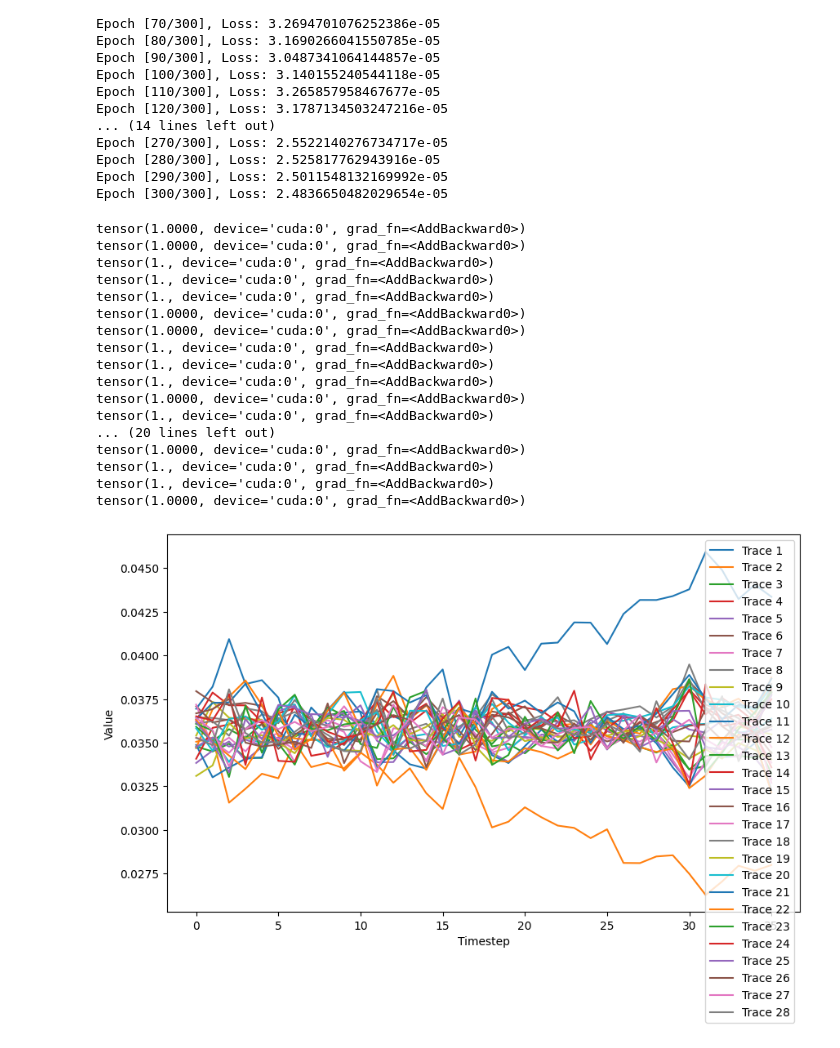
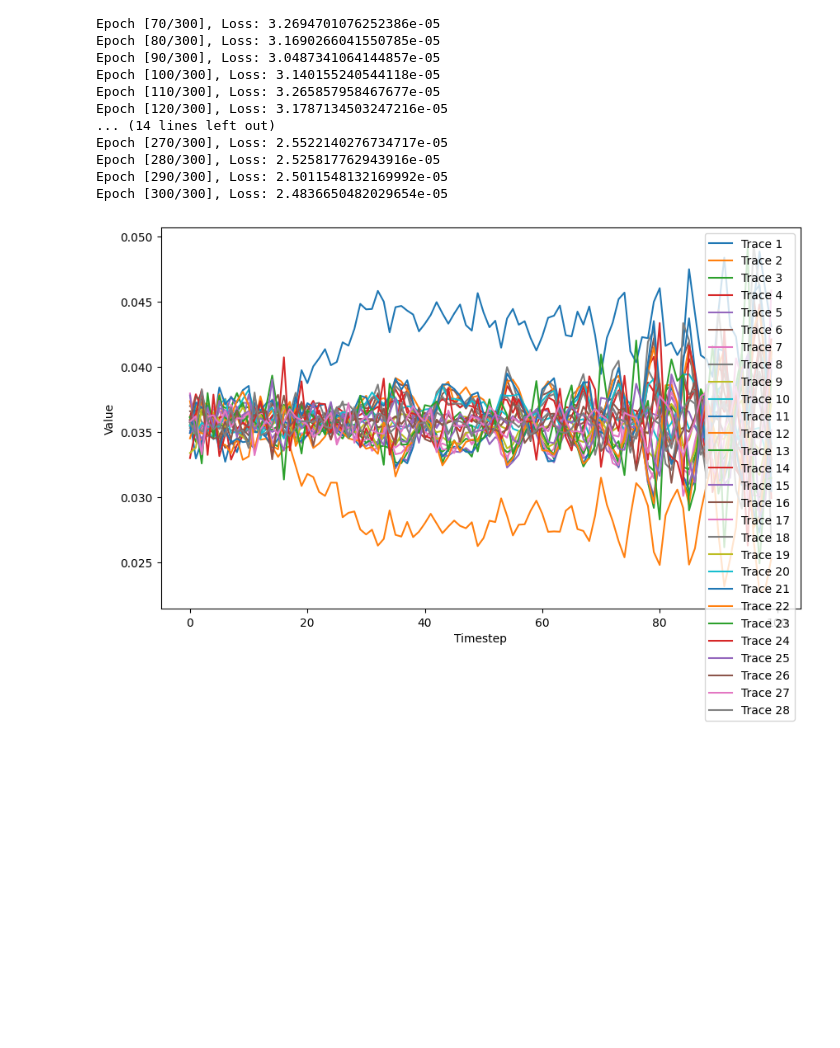
Before and after one commit to ap0phasi/coilsPy, a Jupyter notebook: dev/coil_normalization/coilnorm_dev1.ipynb, the cells around one changed output. Drawn from its saved outputs; the diff is of its cells as text; code cells hidden in the pictures; blank space fills up the shorter version.

```diff
--- a/dev/coil_normalization/coilnorm_dev1.ipynb
+++ b/dev/coil_normalization/coilnorm_dev1.ipynb
@@ -394,47 +394,30 @@ plot_model_output_vs_target(outputs.to("cpu"), Y.to("cpu"), batch_index=13, feat
 # %%
 import matplotlib.pyplot as plt
 
 states = []
-batch = 3
+batch = 0
 state_tensor = X[:,0,:]
 batch_size = X.shape[0]
 transition_tensor = torch.zeros(batch_size, n_features, n_features).to("cuda")
-for step_state in range(36):
+for step_state in range(100):
     state_tensor, transition_tensor = model.step_coil(state_tensor, transition_tensor)
     states.append(state_tensor[batch,:])
-    print(sum(state_tensor[batch,:]))
+    #print(sum(state_tensor[batch,:]))
 
 
 # Your data
 data = [row.to('cpu').detach().numpy() for row in states]
 # Transpose the data to get 5 traces
 traces = list(zip(*data))
 
 # Plotting
 plt.figure(figsize=(10, 6))
 for i, trace in enumerate(traces):
     plt.plot(trace, label=f'Trace {i+1}')
 
 plt.xlabel('Timestep')
 plt.ylabel('Value')
 plt.legend()
 plt.show()
 # %% [output]
-tensor(1.0000, device='cuda:0', grad_fn=<AddBackward0>)
-tensor(1.0000, device='cuda:0', grad_fn=<AddBackward0>)
-tensor(1., device='cuda:0', grad_fn=<AddBackward0>)
-tensor(1., device='cuda:0', grad_fn=<AddBackward0>)
-tensor(1., device='cuda:0', grad_fn=<AddBackward0>)
-tensor(1.0000, device='cuda:0', grad_fn=<AddBackward0>)
-tensor(1.0000, device='cuda:0', grad_fn=<AddBackward0>)
-tensor(1., device='cuda:0', grad_fn=<AddBackward0>)
-tensor(1., device='cuda:0', grad_fn=<AddBackward0>)
-tensor(1., device='cuda:0', grad_fn=<AddBackward0>)
-tensor(1.0000, device='cuda:0', grad_fn=<AddBackward0>)
-tensor(1., device='cuda:0', grad_fn=<AddBackward0>)
-... (20 lines left out)
-tensor(1.0000, device='cuda:0', grad_fn=<AddBackward0>)
-tensor(1., device='cuda:0', grad_fn=<AddBackward0>)
-tensor(1., device='cuda:0', grad_fn=<AddBackward0>)
-tensor(1.0000, device='cuda:0', grad_fn=<AddBackward0>)
-[figure, old version]
+[figure, new version]
```
Also changed, not shown: parts of 1 cell of this notebook, 8 other files.
